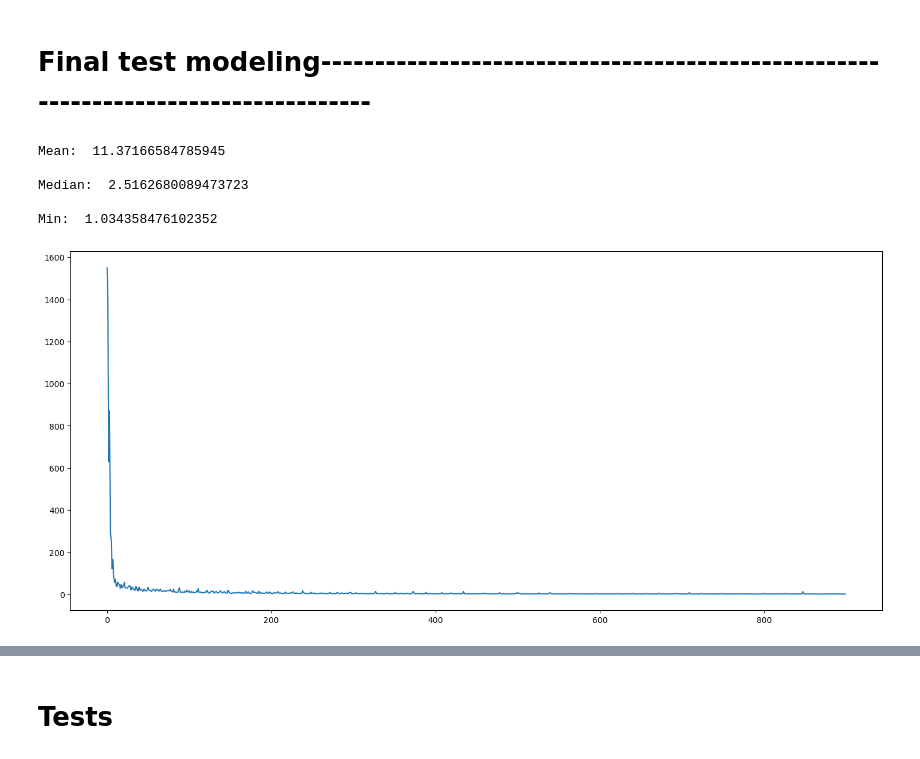
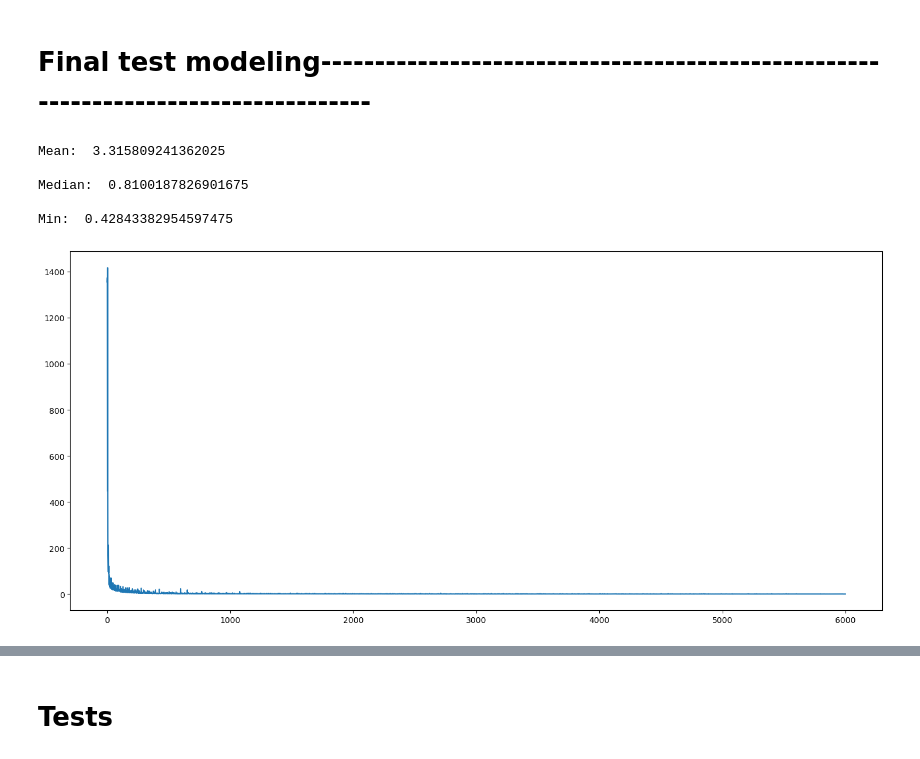
Before and after one commit to InfinityVaL/Machine_Learning, a Jupyter notebook: Skillbox_regression-9.ipynb, the cells around one changed output, grey strips where cells are left out. Drawn from its saved outputs; the diff is of its cells as text; code cells hidden in the pictures.

```diff
--- a/Skillbox_regression-9.ipynb
+++ b/Skillbox_regression-9.ipynb
@@ -127,8 +133,9 @@ train3.tail()
 # %%
-X = train3.drop(columns=['Id', 'Strength'])
-Y = train3.Strength
+xtrain = train2.drop(columns=['Id', 'Strength'])
+ytrain = train2.Strength
 
-xtrain, xtest, ytrain, ytest = train_test_split(X, Y, test_size=0.3, random_state=42)
+xtest = test2.drop(columns=['Id', 'Strength'])
+ytest = test2.Strength
 # %% [markdown]
 # DecisionTreeRegressor----------------------------------------------------------------------
 # %%
@@ -178,25 +185,21 @@ for batch, [x, y] in enumerate(trainloader, 1):
 # %%
 class Net(nn.Module):
-    def __init__(self, one, two, three, four, five, six, seven, eight, nine):
+    def __init__(self, one, two, three, four, five, six, seven):
         super().__init__()
         self.flatten = nn.Flatten()
         self.seq = nn.Sequential(
-                                    # 80
-        nn.Linear(one, two), # 128
-        nn.Tanh(),
-        nn.Linear(two, three), # 128
+                                    # 80 x 15
+        nn.Linear(one, two), # 80
         nn.ReLU(),
-        nn.Linear(three, four), # 1024
-        nn.LeakyReLU(),
-        nn.Linear(four, five), # 2048
+        nn.Linear(two, three), # 80
         nn.ReLU(),
-        nn.Linear(five, six), # 512
-        nn.LeakyReLU(),
-        nn.Linear(six, seven), # 4
+        nn.Linear(three, four), # 5120
         nn.ReLU(),
-        nn.Linear(seven, eight), # 2
+        nn.Linear(four, five), # 640
         nn.ReLU(),
-        nn.Linear(eight, nine) # 1
+        nn.Linear(five, six), # 4
+        nn.ReLU(),
+        nn.Linear(six, seven), # 1
         )
 
     def forward(self, x):
@@ -237,7 +274,7 @@ print(f"Using {device} device")
 losslist1 = []
 losslist2 = []
 
-for batch in range(800):
+for batch in range(6000):
     for x, y in trainloader:
 
         pred = model(x)
@@ -290,7 +327,12 @@ plt.scatter(ytest, predNN, c='r', s=20);
 # %% [markdown]
 # Final test modeling-----------------------------------------------------------------------------------
+# %%
+TRAIN = new(train)
+
+X = TRAIN.drop(columns=['Id', 'Strength'])
+Y = TRAIN['Strength']
 # %%
-model = Net(xtrain.shape[1], 128, 128, 1024, 2048, 512, 4, 2, 1)
+model = Net(X.shape[1], 1280, 1280, 80, 80, 1)
 
 lossfn = nn.MSELoss()
 optim = torch.optim.SGD(model.parameters(), lr = 0.001)
@@ -299,35 +341,35 @@ traindata = Set(X, Y)
 trainloader = DataLoader(dataset=traindata, batch_size=80, shuffle=True)
 
 losslist1 = []
 losslist2 = []
 
-for batch in range(900):
+for batch in range(6000):
     for x, y in trainloader:
 
         pred = model(x)
         loss = lossfn(pred, y.unsqueeze(-1))
         loss.backward()
 
         optim.step()
         optim.zero_grad()
 
         losslist1.append(loss.item())
 
     losslist2.append(np.array(losslist1).mean())
     losslist1 = []
 
 
 print('Mean: ', np.array(losslist2).mean(), '\n')
 print('Median: ', pd.Series(losslist2).median(), '\n')
 print('Min: ', min(losslist2), '\n')
 
 fig, ax = plt.subplots(figsize=(18,8))
 ax.plot(losslist2)
 plt.show()
 # %% [output]
-Mean:  11.37166584785945
+Mean:  3.315809241362025
 
-Median:  2.5162680089473723
+Median:  0.8100187826901675
 
-Min:  1.034358476102352
+Min:  0.42843382954597475
-[figure, old version]
+[figure, new version]
```
Also changed, not shown: parts of 28 cells of this notebook.
